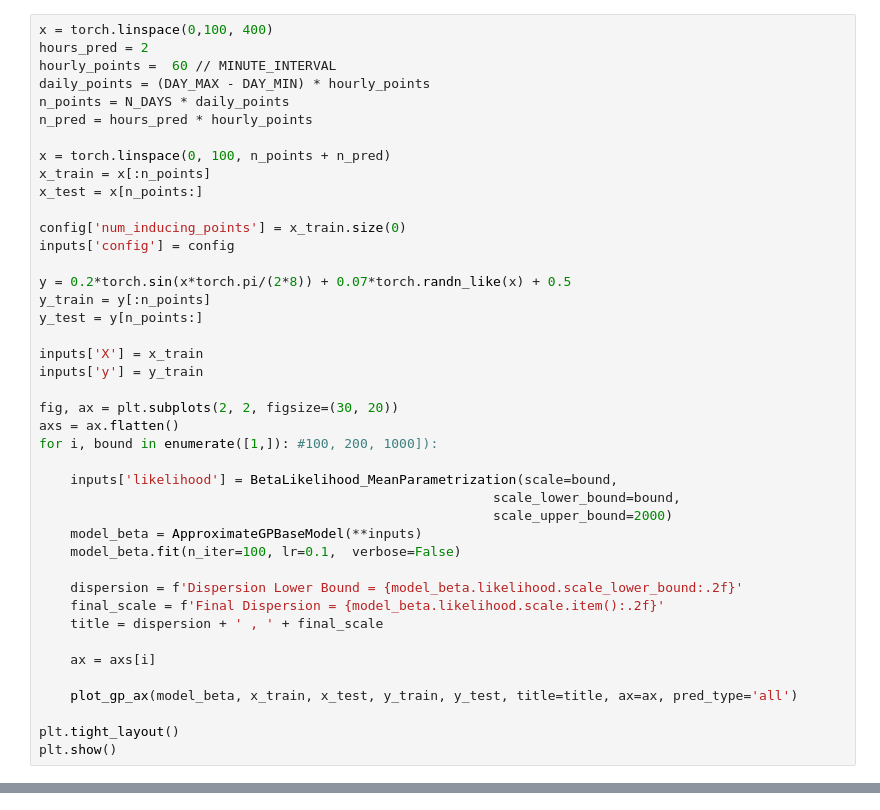
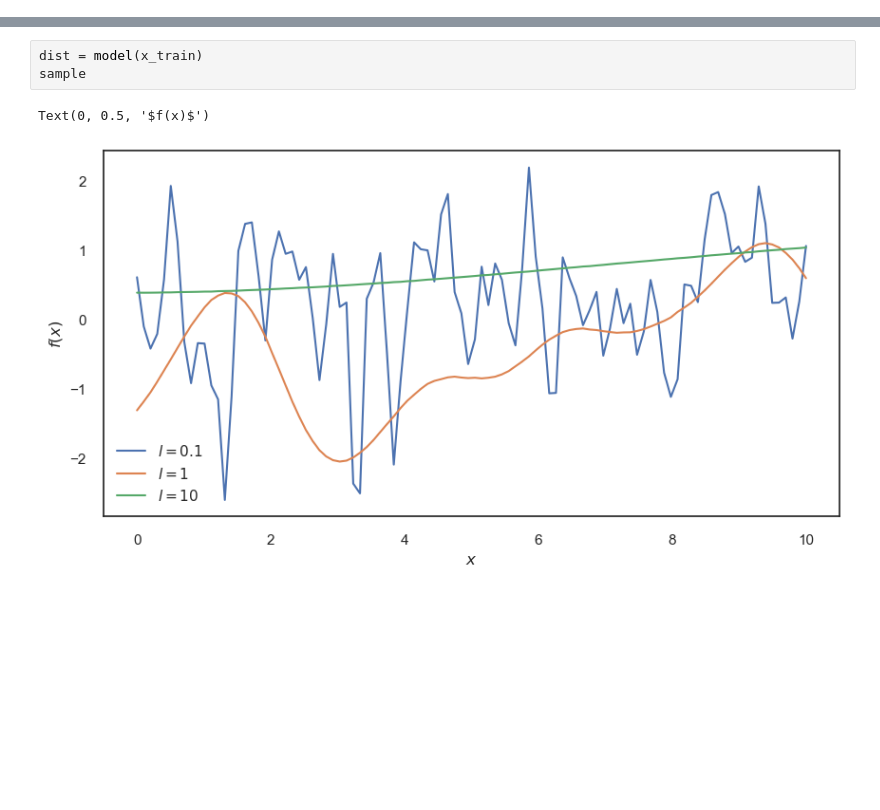
Before and after one commit to eirikbaekkelund/Dissertation, a Jupyter notebook: examples/docs/beta_gp.ipynb, the cells around one changed output, grey strips where cells are left out. Drawn from its saved outputs; the diff is of its cells as text; blank space fills up the shorter version.

```diff
--- a/examples/docs/beta_gp.ipynb
+++ b/examples/docs/beta_gp.ipynb
@@ -140,42 +176,0 @@ Iter 300/300 - Loss: -8.407
-# %%
-x = torch.linspace(0,100, 400)
-hours_pred = 2
-hourly_points =  60 // MINUTE_INTERVAL
-daily_points = (DAY_MAX - DAY_MIN) * hourly_points
-n_points = N_DAYS * daily_points
-n_pred = hours_pred * hourly_points
-
-x = torch.linspace(0, 100, n_points + n_pred)
-x_train = x[:n_points]
-x_test = x[n_points:]
-
-config['num_inducing_points'] = x_train.size(0)
-inputs['config'] = config
-
-y = 0.2*torch.sin(x*torch.pi/(2*8)) + 0.07*torch.randn_like(x) + 0.5
-y_train = y[:n_points]
-y_test = y[n_points:]
-
-inputs['X'] = x_train
-inputs['y'] = y_train
-
-fig, ax = plt.subplots(2, 2, figsize=(30, 20))
-axs = ax.flatten()
-for i, bound in enumerate([1,]): #100, 200, 1000]):
-
-    inputs['likelihood'] = BetaLikelihood_MeanParametrization(scale=bound,
-                                                          scale_lower_bound=bound,
-                                                          scale_upper_bound=2000)
-    model_beta = ApproximateGPBaseModel(**inputs)
-    model_beta.fit(n_iter=100, lr=0.1,  verbose=False)
-
-    dispersion = f'Dispersion Lower Bound = {model_beta.likelihood.scale_lower_bound:.2f}'
-    final_scale = f'Final Dispersion = {model_beta.likelihood.scale.item():.2f}'
-    title = dispersion + ' , ' + final_scale
-
-    ax = axs[i]
-
-    plot_gp_ax(model_beta, x_train, x_test, y_train, y_test, title=title, ax=ax, pred_type='all')
-
-plt.tight_layout()
-plt.show()
@@ -196,0 +347,6 @@ Percentage of test points within the 95% CI: 0.7083333333333334
+# %%
+dist = model(x_train)
+sample
+# %% [output]
+Text(0, 0.5, '$f(x)$')
+[figure, added]
```
Also changed, not shown: parts of 15 cells of this notebook, 25 other files.
